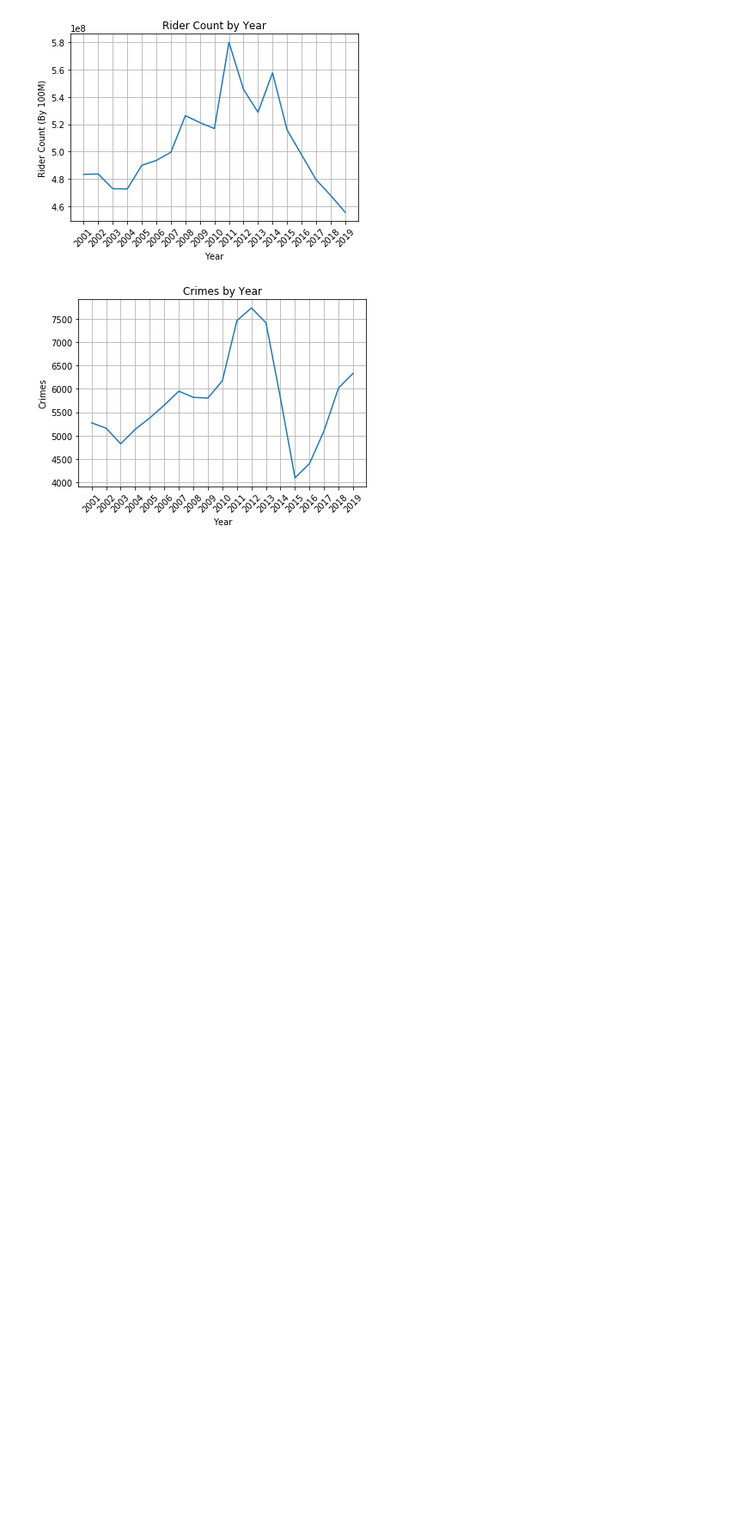
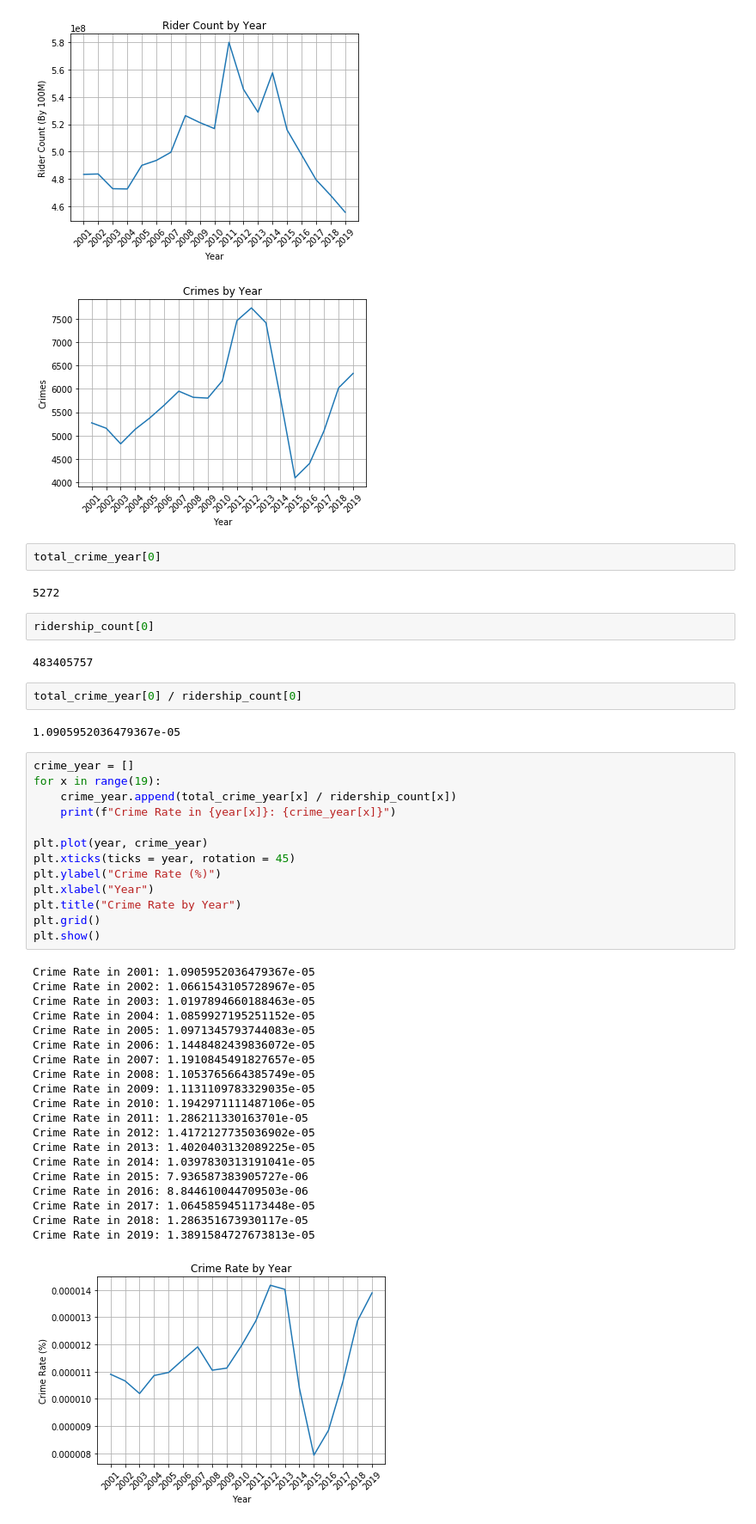
Before and after one commit to o0oo000o0o0o/Project-1, a Jupyter notebook: project.ipynb, the cells around one changed output. Shown: that part at 86% size. Drawn from its saved outputs; the diff is of its cells as text; blank space fills up the shorter version.

Commit message:
add graphs on crime rate

```diff
--- a/project.ipynb
+++ b/project.ipynb
@@ -641,3 +672,49 @@ plt.show()
 # %% [output]
 [figure]
 [figure]
+# %%
+total_crime_year[0]
+# %% [output]
+5272
+# %%
+ridership_count[0]
+# %% [output]
+483405757
+# %%
+total_crime_year[0] / ridership_count[0]
+# %% [output]
+1.0905952036479367e-05
+# %%
+crime_year = []
+for x in range(19):
+    crime_year.append(total_crime_year[x] / ridership_count[x])
+    print(f"Crime Rate in {year[x]}: {crime_year[x]}")
+
+plt.plot(year, crime_year)
+plt.xticks(ticks = year, rotation = 45)
+plt.ylabel("Crime Rate (%)")
+plt.xlabel("Year")
+plt.title("Crime Rate by Year")
+plt.grid()
+plt.show()
+# %% [output]
+Crime Rate in 2001: 1.0905952036479367e-05
+Crime Rate in 2002: 1.0661543105728967e-05
+Crime Rate in 2003: 1.0197894660188463e-05
+Crime Rate in 2004: 1.0859927195251152e-05
+Crime Rate in 2005: 1.0971345793744083e-05
+Crime Rate in 2006: 1.1448482439836072e-05
+Crime Rate in 2007: 1.1910845491827657e-05
+Crime Rate in 2008: 1.1053765664385749e-05
+Crime Rate in 2009: 1.1131109783329035e-05
+Crime Rate in 2010: 1.1942971111487106e-05
+Crime Rate in 2011: 1.286211330163701e-05
+Crime Rate in 2012: 1.4172127735036902e-05
+Crime Rate in 2013: 1.4020403132089225e-05
+Crime Rate in 2014: 1.0397830313191041e-05
+Crime Rate in 2015: 7.936587383905727e-06
+Crime Rate in 2016: 8.844610044709503e-06
+Crime Rate in 2017: 1.0645859451173448e-05
+Crime Rate in 2018: 1.286351673930117e-05
+Crime Rate in 2019: 1.3891584727673813e-05
+[figure, added]
```
Also changed, not shown: parts of 4 cells of this notebook.
